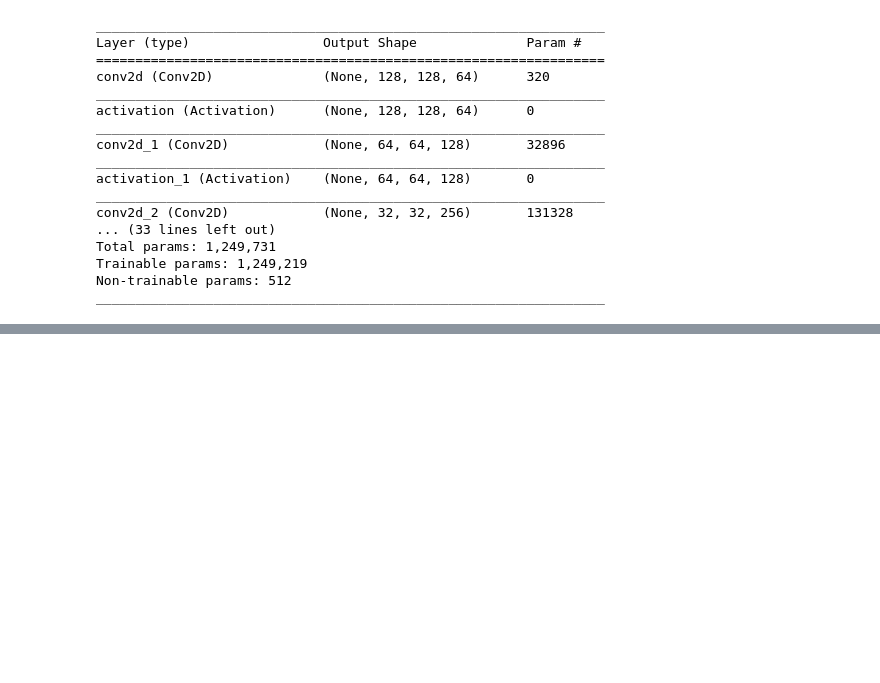
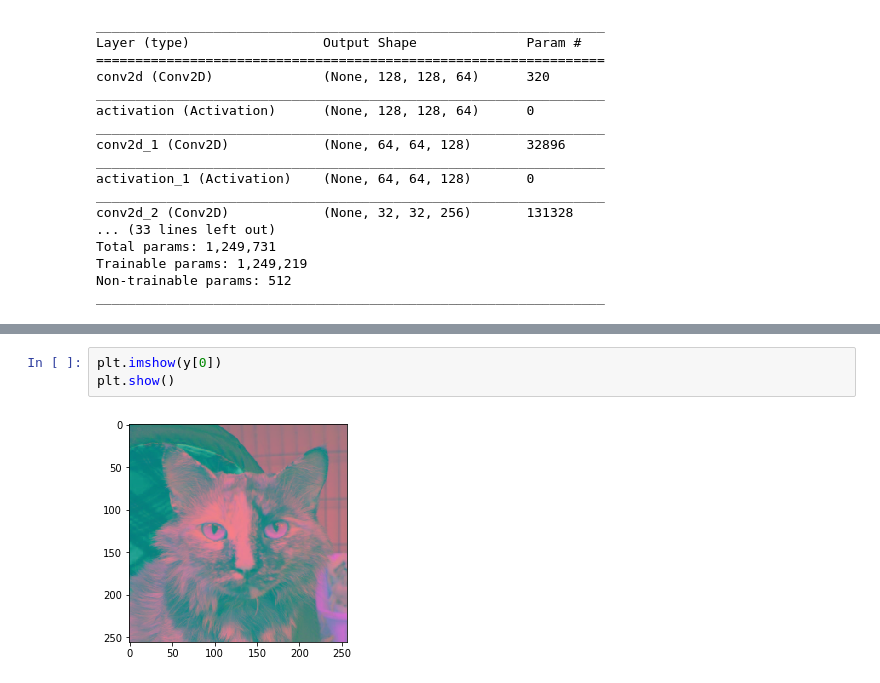
Before and after one commit to Neeraj-Prakash/Image_Colorization, a Jupyter notebook: Image Colourisation model.ipynb, the cells around one changed output, grey strips where cells are left out. Saved outputs shown, nothing was run; the diff lists cells and outputs as text; blank space fills up the shorter version.

```diff
--- a/Image Colourisation model.ipynb
+++ b/Image Colourisation model.ipynb
@@ -101,0 +163,5 @@ model.save("colorizer.h5")
+# %%
+plt.imshow(y[0])
+plt.show()
+# %% [output]
+[figure, added]
```
Also changed, not shown: parts of 13 cells of this notebook.
